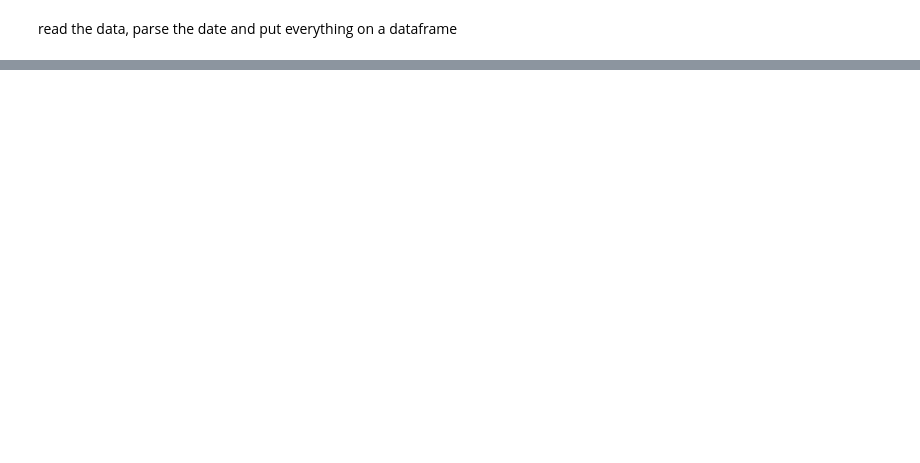
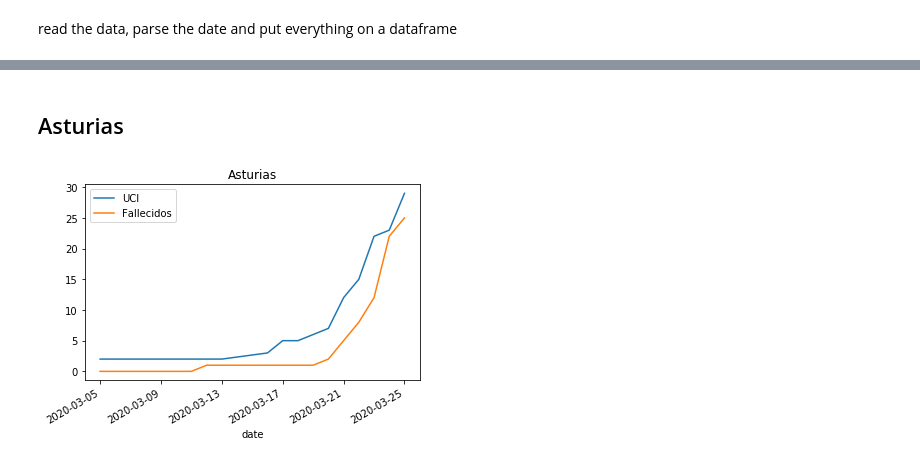
Before and after one commit to mfastudillo/COVID-19, a Jupyter notebook: read_and_plot.ipynb, the cells around one changed output, grey strips where cells are left out. Saved outputs shown, nothing was run; the diff lists cells and outputs as text; code cells hidden in the pictures; blank space fills up the shorter version.

```diff
--- a/read_and_plot.ipynb
+++ b/read_and_plot.ipynb
@@ -68,0 +75,6 @@ plt.tight_layout()
+# %% [markdown]
+## Asturias
+# %%
+stats_df.loc[stats_df['CCAA']=='Asturias',['UCI','Fallecidos','date']].set_index('date').plot(title='Asturias');
+# %% [output]
+[figure, added]
```
Also changed, not shown: parts of 7 cells of this notebook.
